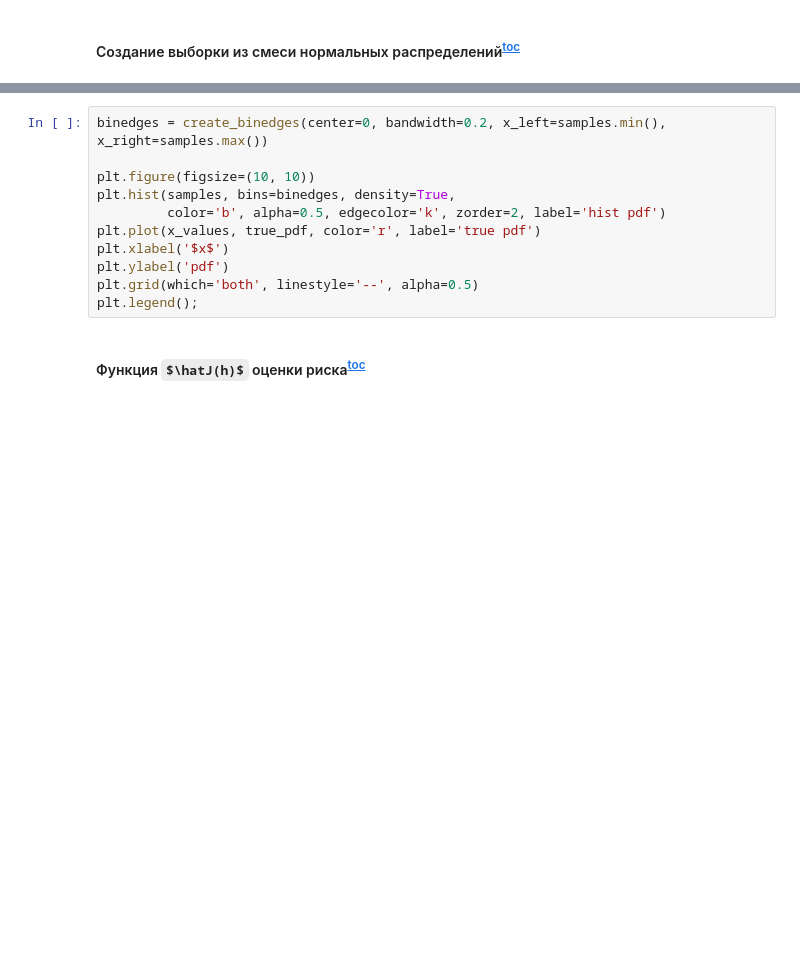
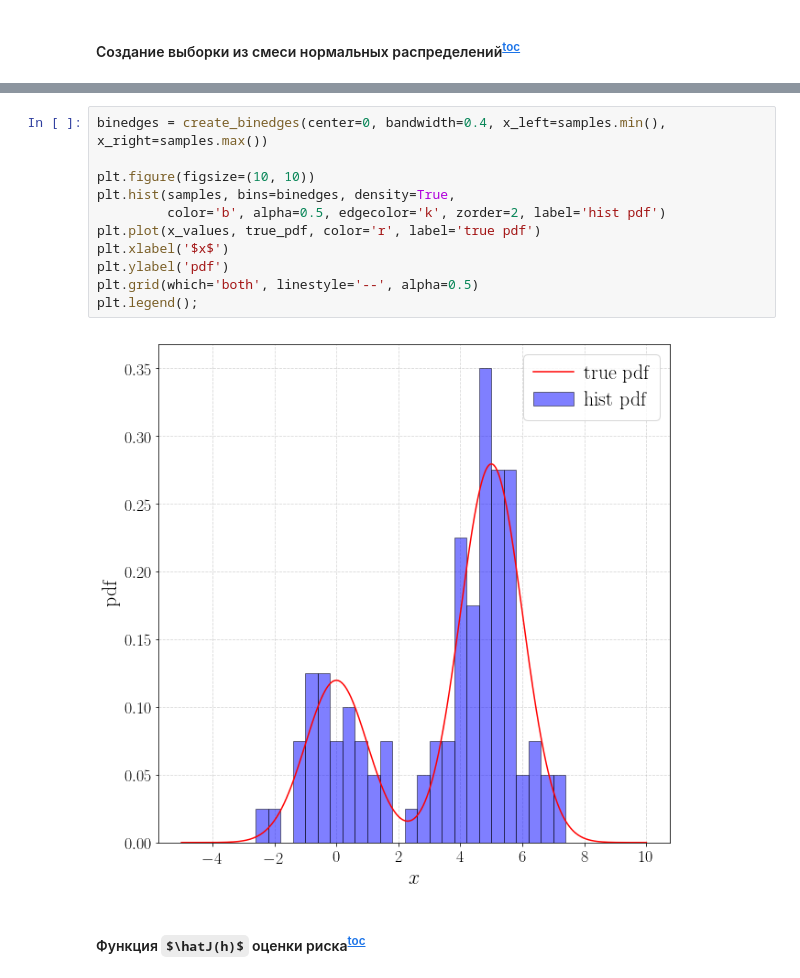
Before and after one commit to siri3us/ASML, a Jupyter notebook: notebooks/seminar_06_nonparametric.ipynb, the cells around one changed output, grey strips where cells are left out. Drawn from its saved outputs; the diff is of its cells as text; some formulas as TeX source; blank space fills up the shorter version.

```diff
--- a/notebooks/seminar_06_nonparametric.ipynb
+++ b/notebooks/seminar_06_nonparametric.ipynb
@@ -369,15 +376,17 @@ binedges = np.linspace(-5, 10, 10)
 true_pdf = p1 * gen1.pdf(x_values) + p2 * gen2.pdf(x_values)
 # %%
-binedges = create_binedges(center=0, bandwidth=0.2, x_left=samples.min(), x_right=samples.max())
+binedges = create_binedges(center=0, bandwidth=0.4, x_left=samples.min(), x_right=samples.max())
 
 plt.figure(figsize=(10, 10))
 plt.hist(samples, bins=binedges, density=True,
          color='b', alpha=0.5, edgecolor='k', zorder=2, label='hist pdf')
 plt.plot(x_values, true_pdf, color='r', label='true pdf')
 plt.xlabel('$x$')
 plt.ylabel('pdf')
 plt.grid(which='both', linestyle='--', alpha=0.5)
 plt.legend();
+# %% [output]
+[figure, added]
 # %% [markdown]
 #### Функция $\hatJ(h)$ оценки риска<sup>[toc](#toc)</sup>
 # %%
```
Also changed, not shown: parts of 30 cells of this notebook.
